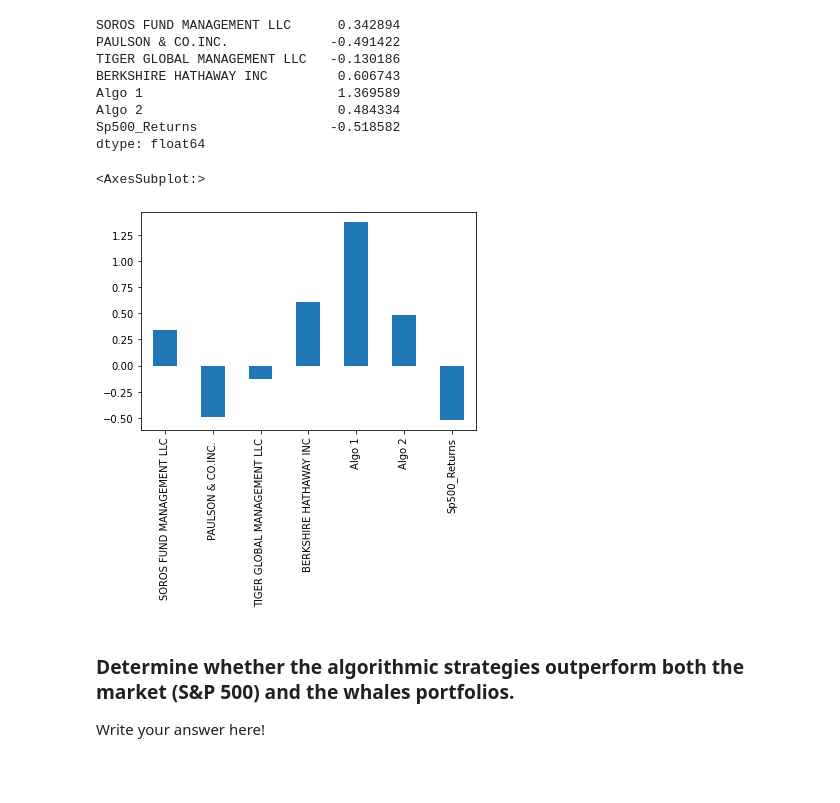
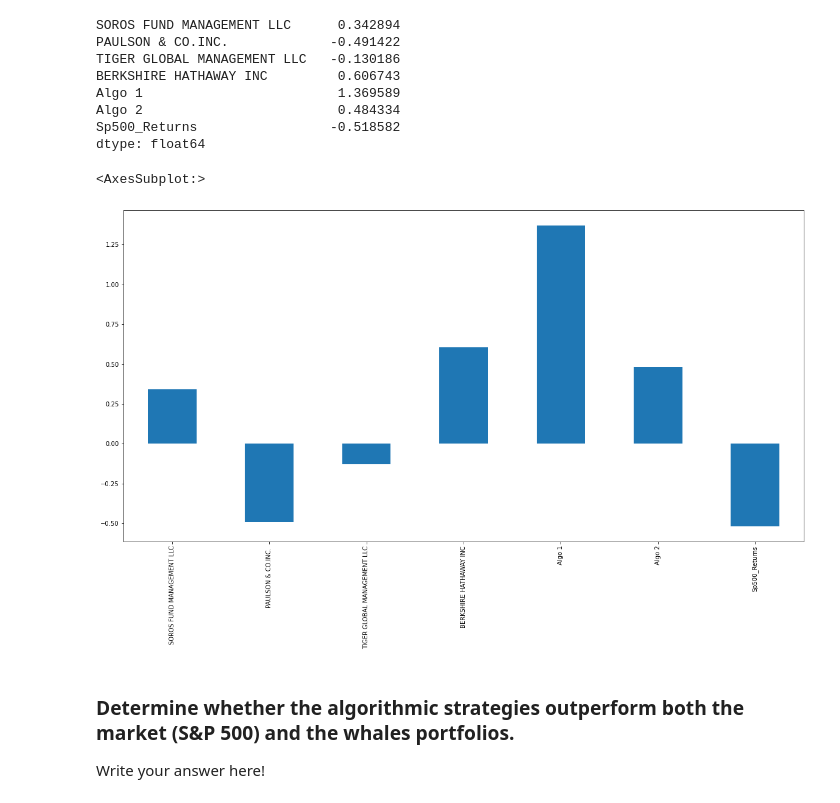
Before and after one commit to Aqui1983/Module_4_challenge, a Jupyter notebook: Module_4_challenge_starter_code/whale_analysis.ipynb, the cells around one changed output. Cells and saved outputs as stored; diff of their text form; code cells hidden in the pictures; blank space fills up the shorter version.

```diff
--- a/Module_4_challenge_starter_code/whale_analysis.ipynb
+++ b/Module_4_challenge_starter_code/whale_analysis.ipynb
@@ -373,10 +373,10 @@ Sp500_Returns                 -0.518582
 dtype: float64
 # %%
 # Visualize the sharpe ratios as a bar plot
-combined_sharpe.plot.bar()
+combined_sharpe.plot.bar(figsize=(20,10))
 # %% [output]
 <AxesSubplot:>
-[figure, old version]
+[figure, new version]
 # %% [markdown]
 ### Determine whether the algorithmic strategies outperform both the market (S&P 500) and the whales portfolios.
 
```
Also changed, not shown: parts of 6 cells of this notebook.
